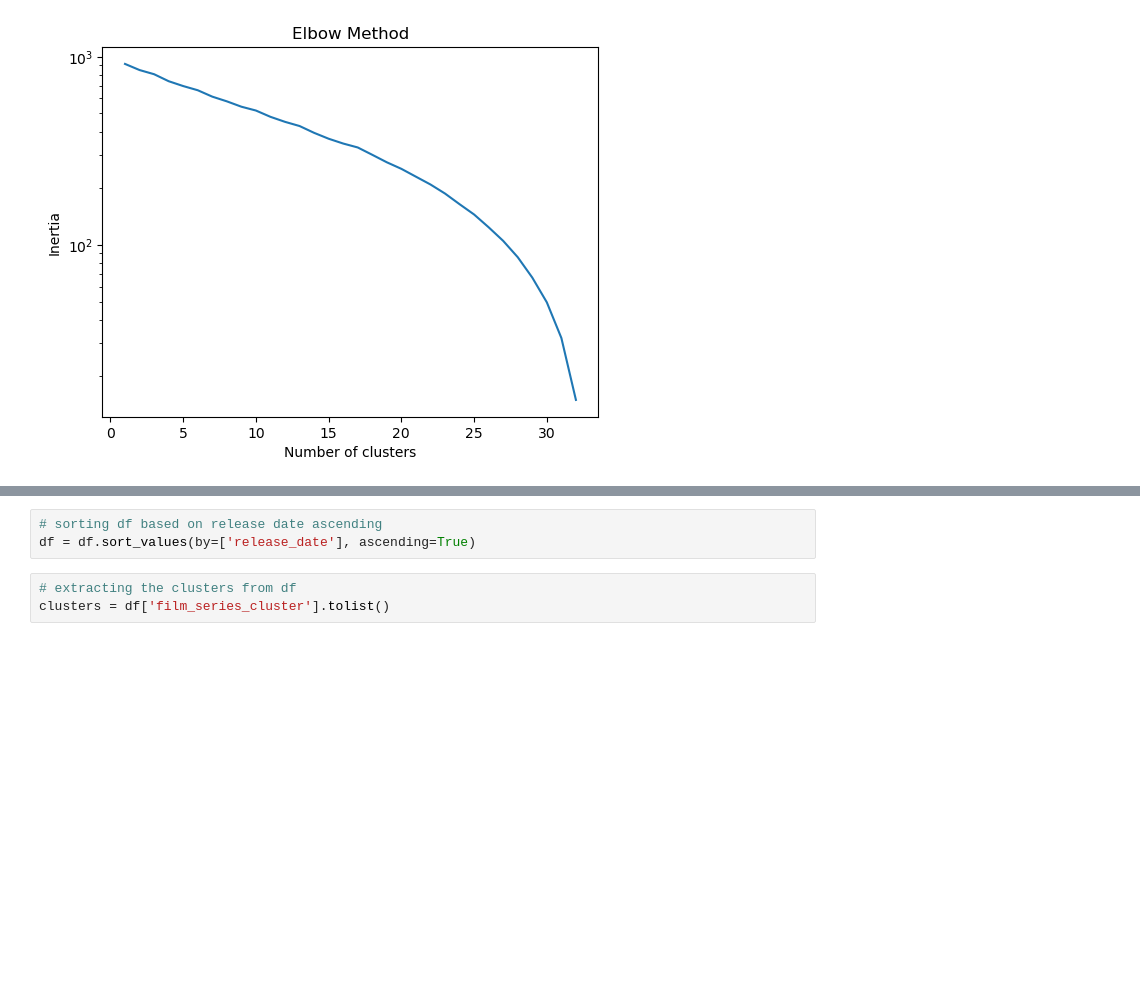
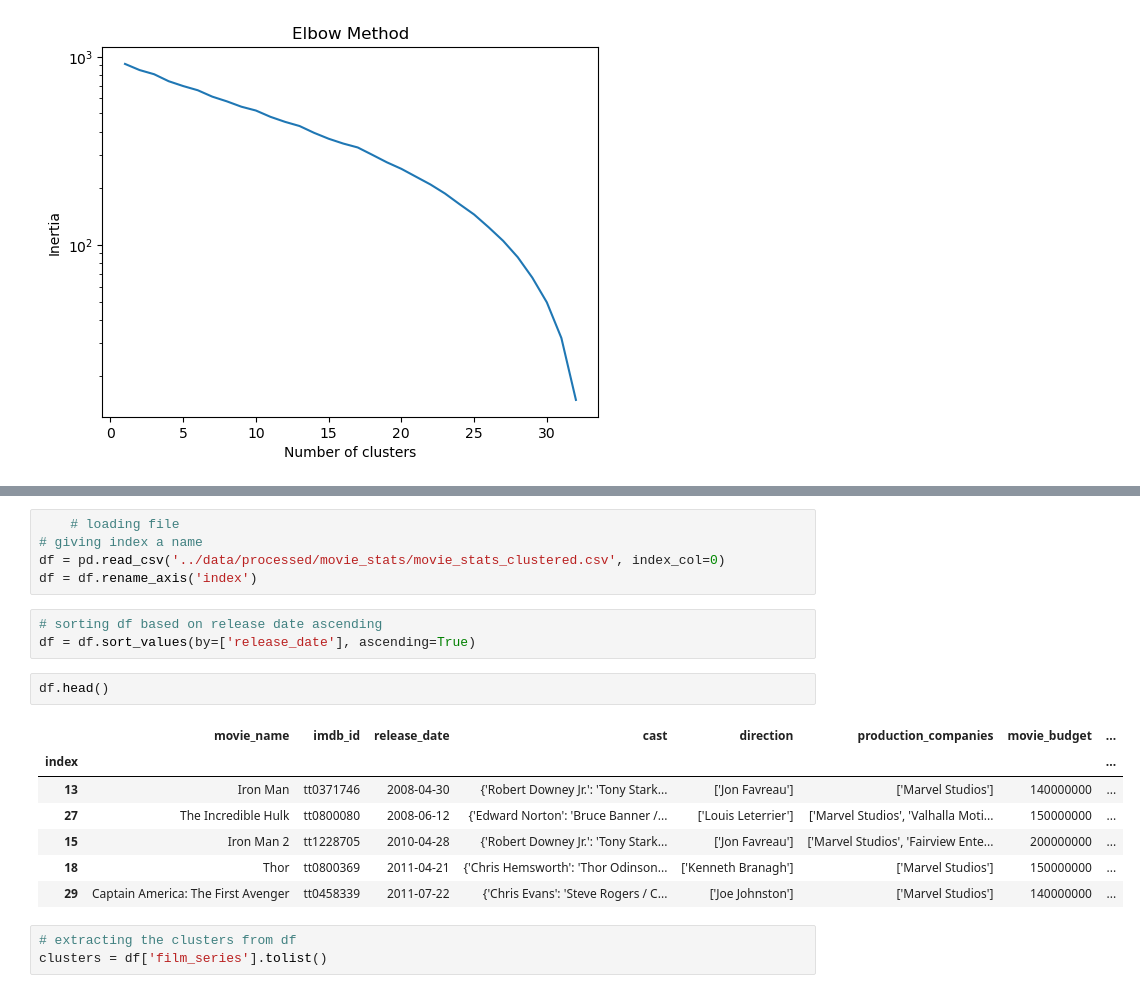
Before and after one commit to rizz-kings/data-in-the-wild, a Jupyter notebook: notebooks/filmseries.ipynb, the cells around one changed output, grey strips where cells are left out. Drawn from its saved outputs; the diff is of its cells as text; blank space fills up the shorter version.

```diff
--- a/notebooks/filmseries.ipynb
+++ b/notebooks/filmseries.ipynb
@@ -204,6 +208,21 @@ Cluster 1:
+# %%
+    # loading file
+# giving index a name
+df = pd.read_csv('../data/processed/movie_stats/movie_stats_clustered.csv', index_col=0)
+df = df.rename_axis('index')
 # %%
 # sorting df based on release date ascending
 df = df.sort_values(by=['release_date'], ascending=True)
+# %%
+df.head()
+# %% [output]
+|  | movie_name | imdb_id | release_date | cast | direction | production_companies | movie_budget | ... |
+| index |  |  |  |  |  |  |  | ... |
+| 13 | Iron Man | tt0371746 | 2008-04-30 | {'Robert Downey Jr.': 'Tony Stark... | ['Jon Favreau'] | ['Marvel Studios'] | 140000000 | ... |
+| 27 | The Incredible Hulk | tt0800080 | 2008-06-12 | {'Edward Norton': 'Bruce Banner /... | ['Louis Leterrier'] | ['Marvel Studios', 'Valhalla Moti... | 150000000 | ... |
+| 15 | Iron Man 2 | tt1228705 | 2010-04-28 | {'Robert Downey Jr.': 'Tony Stark... | ['Jon Favreau'] | ['Marvel Studios', 'Fairview Ente... | 200000000 | ... |
+| 18 | Thor | tt0800369 | 2011-04-21 | {'Chris Hemsworth': 'Thor Odinson... | ['Kenneth Branagh'] | ['Marvel Studios'] | 150000000 | ... |
+| 29 | Captain America: The First Avenger | tt0458339 | 2011-07-22 | {'Chris Evans': 'Steve Rogers / C... | ['Joe Johnston'] | ['Marvel Studios'] | 140000000 | ... |
 # %%
 # extracting the clusters from df
-clusters = df['film_series_cluster'].tolist()
+clusters = df['film_series'].tolist()
```
Also changed, not shown: parts of 11 cells of this notebook, 23 other files.
